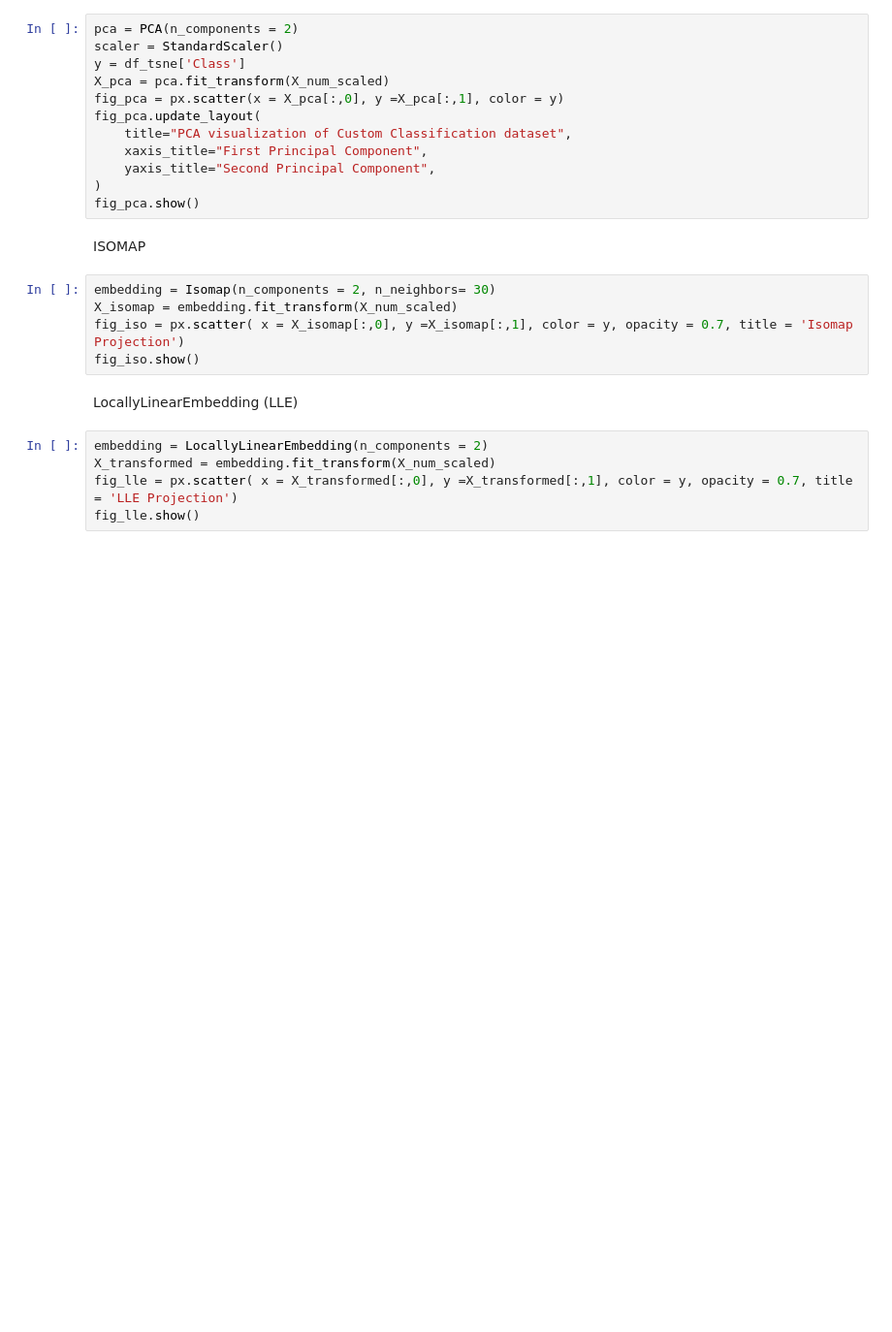
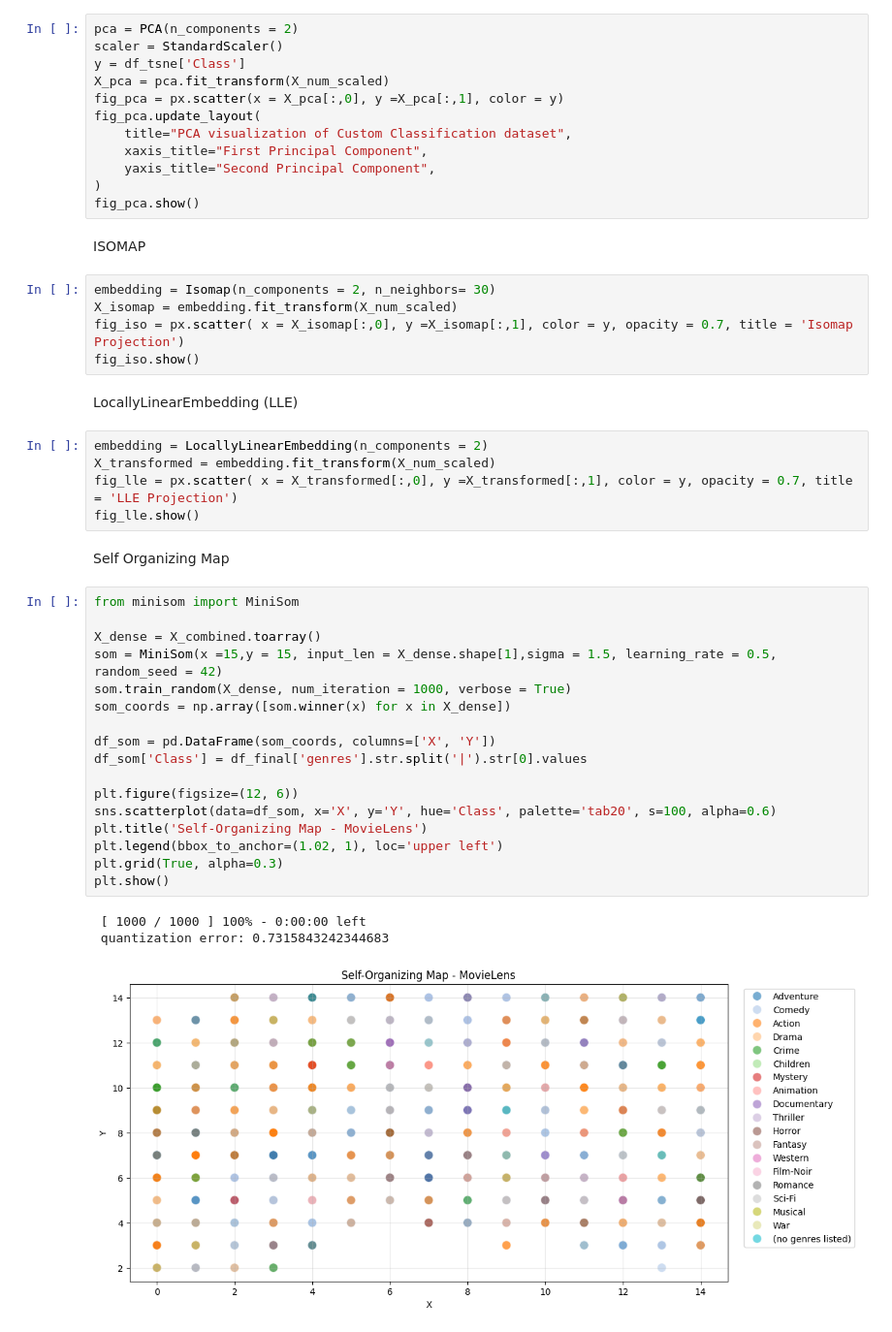
Before and after one commit to BALAKUMARKalai/Big_Data_Project, a Jupyter notebook: notebook1.ipynb, the cells around one changed output. Shown at 97% size. Cells and saved outputs as stored; diff of their text form; blank space fills up the shorter version.

```diff
--- a/notebook1.ipynb
+++ b/notebook1.ipynb
@@ -274,3 +274,26 @@ embedding = LocallyLinearEmbedding(n_components = 2)
 X_transformed = embedding.fit_transform(X_num_scaled)
 fig_lle = px.scatter( x = X_transformed[:,0], y =X_transformed[:,1], color = y, opacity = 0.7, title = 'LLE Projection')
 fig_lle.show()
+# %% [markdown]
+Self Organizing Map
+# %%
+from minisom import MiniSom
+
+X_dense = X_combined.toarray()
+som = MiniSom(x =15,y = 15, input_len = X_dense.shape[1],sigma = 1.5, learning_rate = 0.5, random_seed = 42)
+som.train_random(X_dense, num_iteration = 1000, verbose = True)
+som_coords = np.array([som.winner(x) for x in X_dense])
+
+df_som = pd.DataFrame(som_coords, columns=['X', 'Y'])
+df_som['Class'] = df_final['genres'].str.split('|').str[0].values
+
+plt.figure(figsize=(12, 6))
+sns.scatterplot(data=df_som, x='X', y='Y', hue='Class', palette='tab20', s=100, alpha=0.6)
+plt.title('Self-Organizing Map - MovieLens')
+plt.legend(bbox_to_anchor=(1.02, 1), loc='upper left')
+plt.grid(True, alpha=0.3)
+plt.show()
+# %% [output]
+ [ 1000 / 1000 ] 100% - 0:00:00 left
+ quantization error: 0.7315843242344683
+[figure, added]
```
Also changed, not shown: parts of 2 cells of this notebook.
